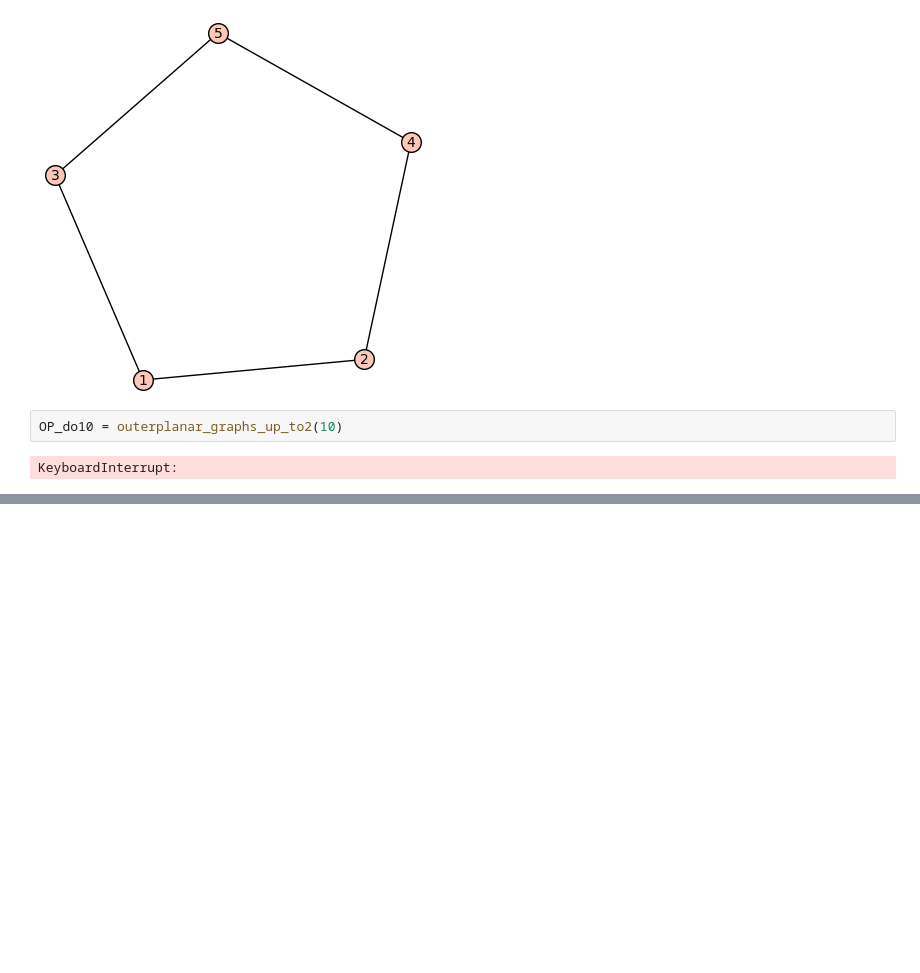
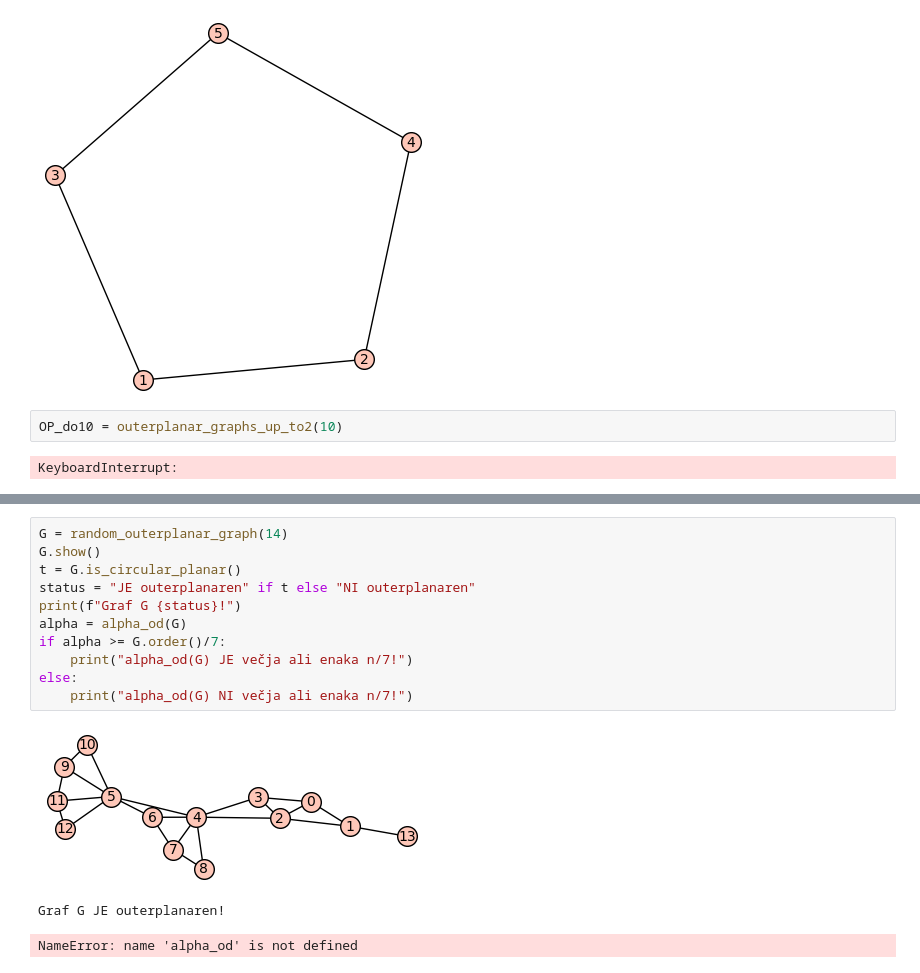
Before and after one commit to JureKra/Projekt-FP, a Jupyter notebook: main.ipynb, the cells around one changed output, grey strips where cells are left out. Cells and saved outputs as stored; diff of their text form; blank space fills up the shorter version.

```diff
--- a/main.ipynb
+++ b/main.ipynb
@@ -675,0 +927,15 @@ KeyboardInterrupt:
+# %%
+G = random_outerplanar_graph(14)
+G.show()
+t = G.is_circular_planar()
+status = "JE outerplanaren" if t else "NI outerplanaren"
+print(f"Graf G {status}!")
+alpha = alpha_od(G)
+if alpha >= G.order()/7:
+    print("alpha_od(G) JE večja ali enaka n/7!")
+else:
+    print("alpha_od(G) NI večja ali enaka n/7!")
+# %% [output]
+[figure, added]
+Graf G JE outerplanaren!
+NameError: name 'alpha_od' is not defined
```
Also changed, not shown: parts of 3 cells of this notebook.
